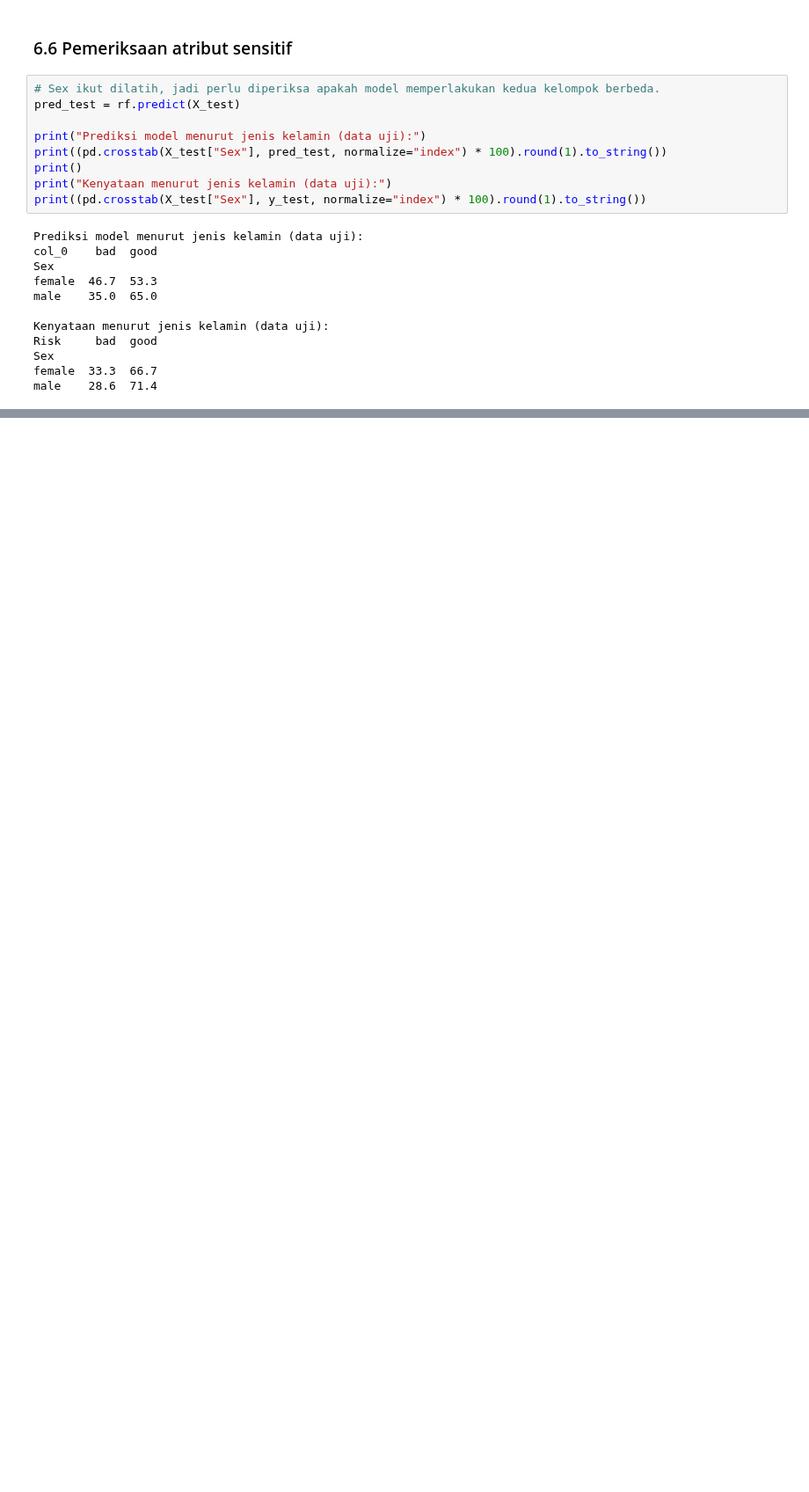
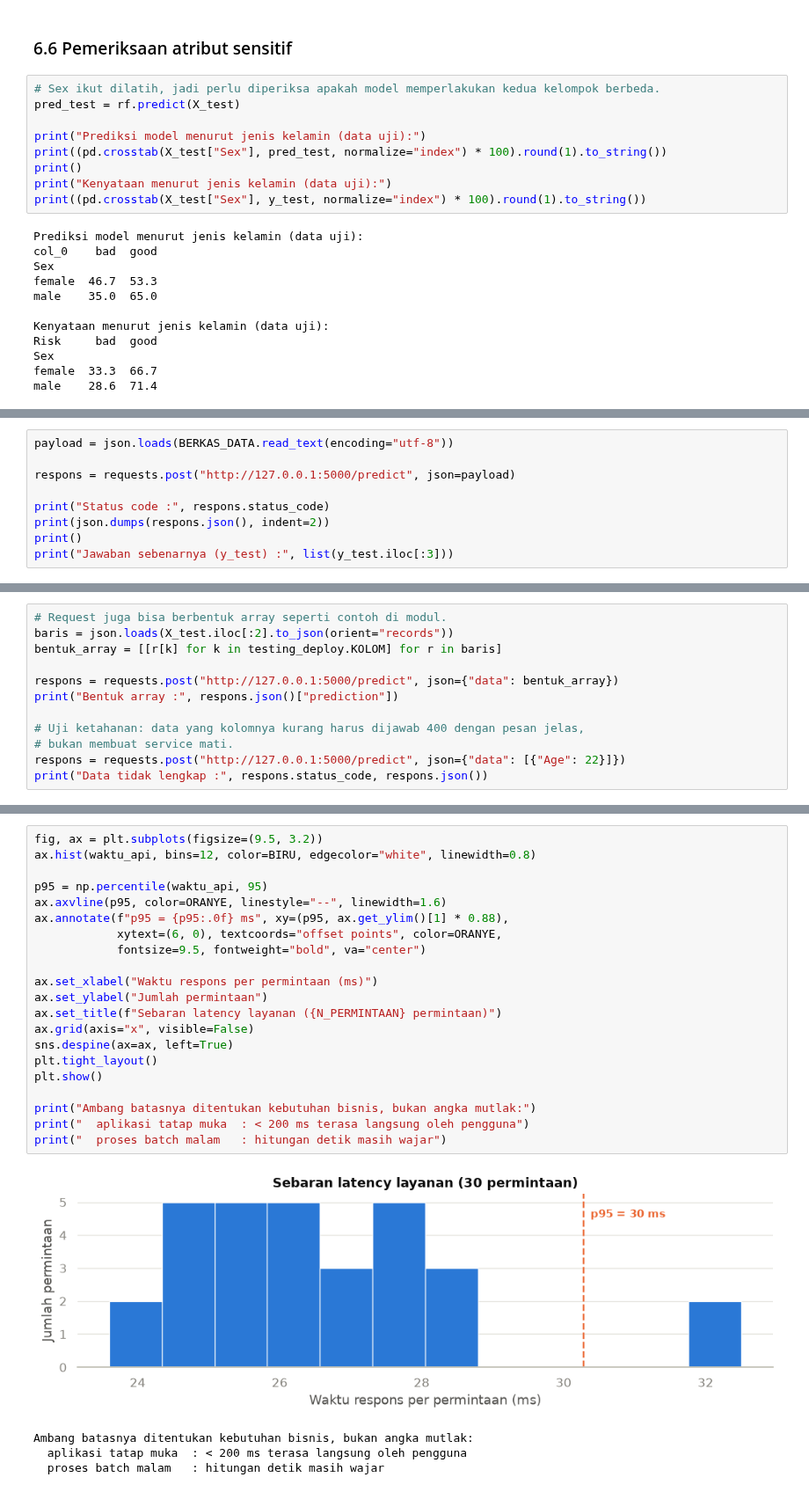
Before and after one commit to DijiLione/German-Credit-Risk-Data-Analyst2, a Jupyter notebook: German_Credit_ML.ipynb, the cells around one changed output, grey strips where cells are left out. Shown at 88% size. Drawn from its saved outputs; the diff is of its cells as text; blank space fills up the shorter version.

```diff
--- a/German_Credit_ML.ipynb
+++ b/German_Credit_ML.ipynb
@@ -864,0 +1116,9 @@ male    28.6  71.4
+# %%
+payload = json.loads(BERKAS_DATA.read_text(encoding="utf-8"))
+
+respons = requests.post("http://127.0.0.1:5000/predict", json=payload)
+
+print("Status code :", respons.status_code)
+print(json.dumps(respons.json(), indent=2))
+print()
+print("Jawaban sebenarnya (y_test) :", list(y_test.iloc[:3]))
@@ -864,0 +1142,12 @@ male    28.6  71.4
+# %%
+# Request juga bisa berbentuk array seperti contoh di modul.
+baris = json.loads(X_test.iloc[:2].to_json(orient="records"))
+bentuk_array = [[r[k] for k in testing_deploy.KOLOM] for r in baris]
+
+respons = requests.post("http://127.0.0.1:5000/predict", json={"data": bentuk_array})
+print("Bentuk array :", respons.json()["prediction"])
+
+# Uji ketahanan: data yang kolomnya kurang harus dijawab 400 dengan pesan jelas,
+# bukan membuat service mati.
+respons = requests.post("http://127.0.0.1:5000/predict", json={"data": [{"Age": 22}]})
+print("Data tidak lengkap :", respons.status_code, respons.json())
@@ -864,0 +1227,26 @@ male    28.6  71.4
+# %%
+fig, ax = plt.subplots(figsize=(9.5, 3.2))
+ax.hist(waktu_api, bins=12, color=BIRU, edgecolor="white", linewidth=0.8)
+
+p95 = np.percentile(waktu_api, 95)
+ax.axvline(p95, color=ORANYE, linestyle="--", linewidth=1.6)
+ax.annotate(f"p95 = {p95:.0f} ms", xy=(p95, ax.get_ylim()[1] * 0.88),
+            xytext=(6, 0), textcoords="offset points", color=ORANYE,
+            fontsize=9.5, fontweight="bold", va="center")
+
+ax.set_xlabel("Waktu respons per permintaan (ms)")
+ax.set_ylabel("Jumlah permintaan")
+ax.set_title(f"Sebaran latency layanan ({N_PERMINTAAN} permintaan)")
+ax.grid(axis="x", visible=False)
+sns.despine(ax=ax, left=True)
+plt.tight_layout()
+plt.show()
+
+print("Ambang batasnya ditentukan kebutuhan bisnis, bukan angka mutlak:")
+print("  aplikasi tatap muka  : < 200 ms terasa langsung oleh pengguna")
+print("  proses batch malam   : hitungan detik masih wajar")
+# %% [output]
+[figure, added]
+Ambang batasnya ditentukan kebutuhan bisnis, bukan angka mutlak:
+  aplikasi tatap muka  : < 200 ms terasa langsung oleh pengguna
+  proses batch malam   : hitungan detik masih wajar
```
Also changed, not shown: parts of 39 cells of this notebook.
